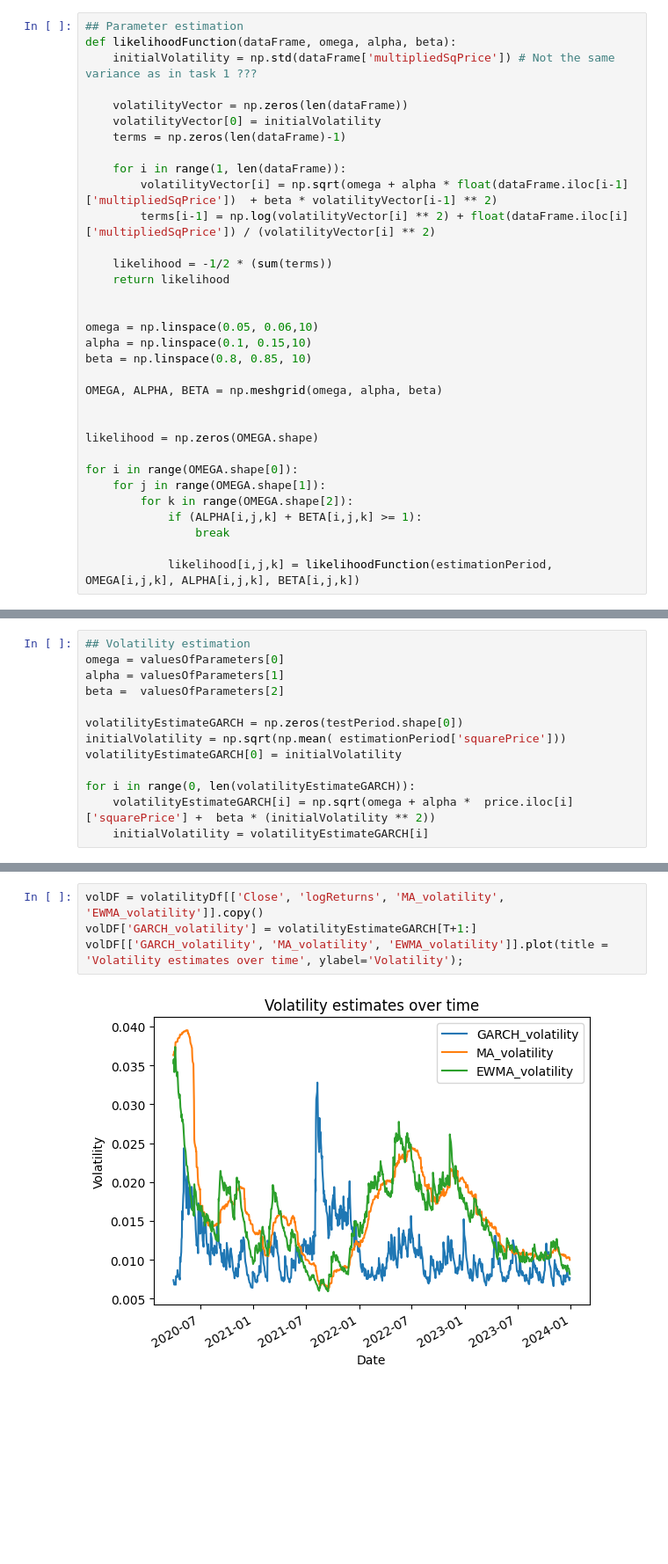
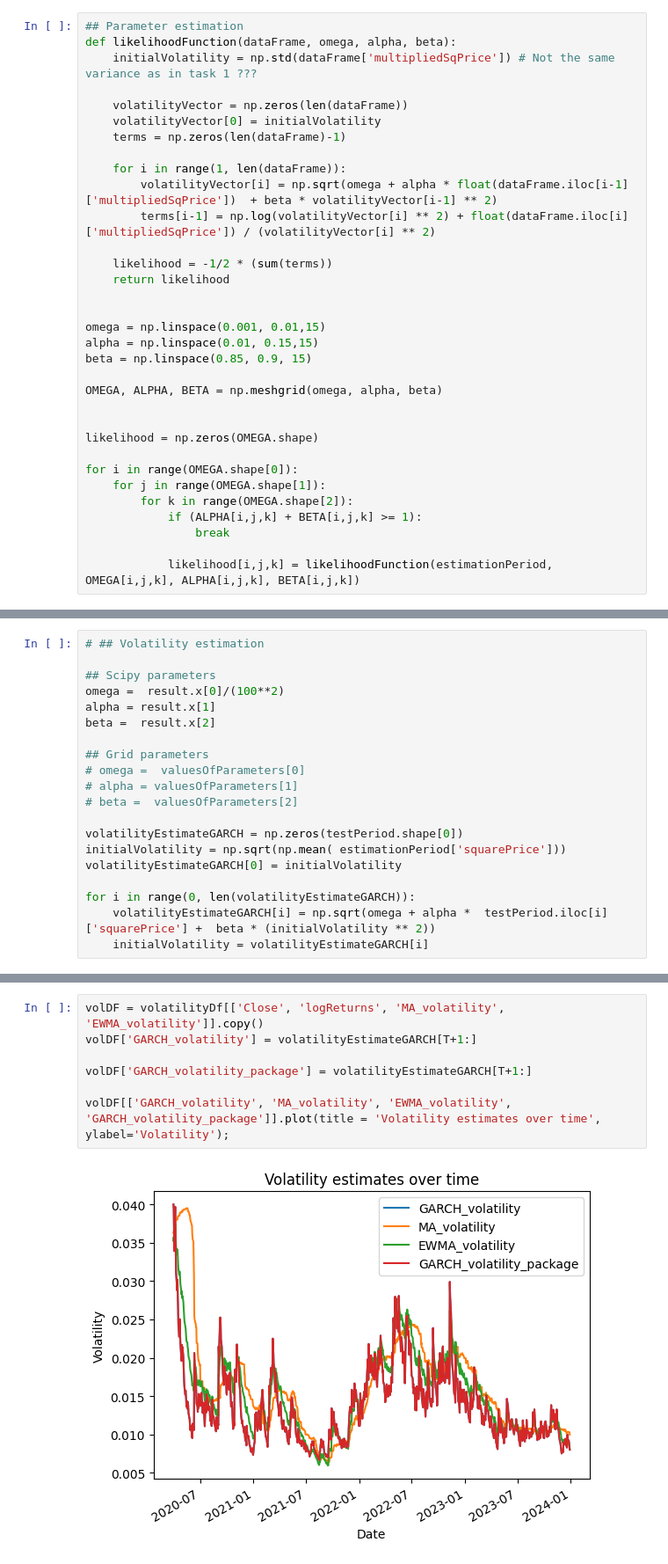
Before and after one commit to JohanHerbert/Lab1_ERM, a Jupyter notebook: Lab1_notebook.ipynb, the cells around one changed output, grey strips where cells are left out. Shown at 88% size. Cells and saved outputs as stored; diff of their text form; blank space fills up the shorter version.

Commit message:
Task 3 done aside from qq plot

```diff
--- a/Lab1_notebook.ipynb
+++ b/Lab1_notebook.ipynb
@@ -158,9 +164,9 @@ def likelihoodFunction(dataFrame, omega, alpha, beta):
     return likelihood
 
 
-omega = np.linspace(0.05, 0.06,10)
-alpha = np.linspace(0.1, 0.15,10)
-beta = np.linspace(0.8, 0.85, 10)
+omega = np.linspace(0.001, 0.01,15)
+alpha = np.linspace(0.01, 0.15,15)
+beta = np.linspace(0.85, 0.9, 15)
 
 OMEGA, ALPHA, BETA = np.meshgrid(omega, alpha, beta)
 
@@ -198,14 +236,21 @@ Values of (omega, alpha, beta)
 # %%
-## Volatility estimation
-omega = valuesOfParameters[0]
-alpha = valuesOfParameters[1]
-beta =  valuesOfParameters[2]
+# ## Volatility estimation
+
+## Scipy parameters
+omega =  result.x[0]/(100**2)
+alpha = result.x[1]
+beta =  result.x[2]
+
+## Grid parameters
+# omega =  valuesOfParameters[0]
+# alpha = valuesOfParameters[1]
+# beta =  valuesOfParameters[2]
 
 volatilityEstimateGARCH = np.zeros(testPeriod.shape[0])
 initialVolatility = np.sqrt(np.mean( estimationPeriod['squarePrice']))
 volatilityEstimateGARCH[0] = initialVolatility
 
 for i in range(0, len(volatilityEstimateGARCH)):
-    volatilityEstimateGARCH[i] = np.sqrt(omega + alpha *  price.iloc[i]['squarePrice'] +  beta * (initialVolatility ** 2))
+    volatilityEstimateGARCH[i] = np.sqrt(omega + alpha *  testPeriod.iloc[i]['squarePrice'] +  beta * (initialVolatility ** 2))
     initialVolatility = volatilityEstimateGARCH[i]
 # %%
@@ -215,9 +262,12 @@ for i in range(0, len(volatilityEstimateGARCH)):
 # %%
 volDF = volatilityDf[['Close', 'logReturns', 'MA_volatility', 'EWMA_volatility']].copy()
 volDF['GARCH_volatility'] = volatilityEstimateGARCH[T+1:]
-volDF[['GARCH_volatility', 'MA_volatility', 'EWMA_volatility']].plot(title = 'Volatility estimates over time', ylabel='Volatility');
+
+volDF['GARCH_volatility_package'] = volatilityEstimateGARCH[T+1:]
+
+volDF[['GARCH_volatility', 'MA_volatility', 'EWMA_volatility', 'GARCH_volatility_package']].plot(title = 'Volatility estimates over time', ylabel='Volatility');
 # %% [output]
-[figure, old version]
+[figure, new version]
 # %% [markdown]
 ## 3. GARCH model diagnostics
 
```
Also changed, not shown: parts of 9 cells of this notebook.
